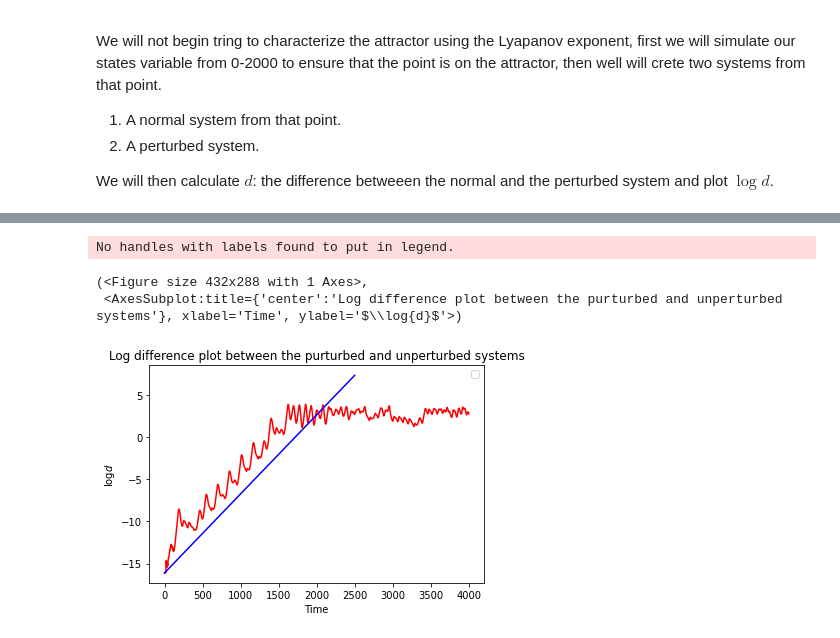
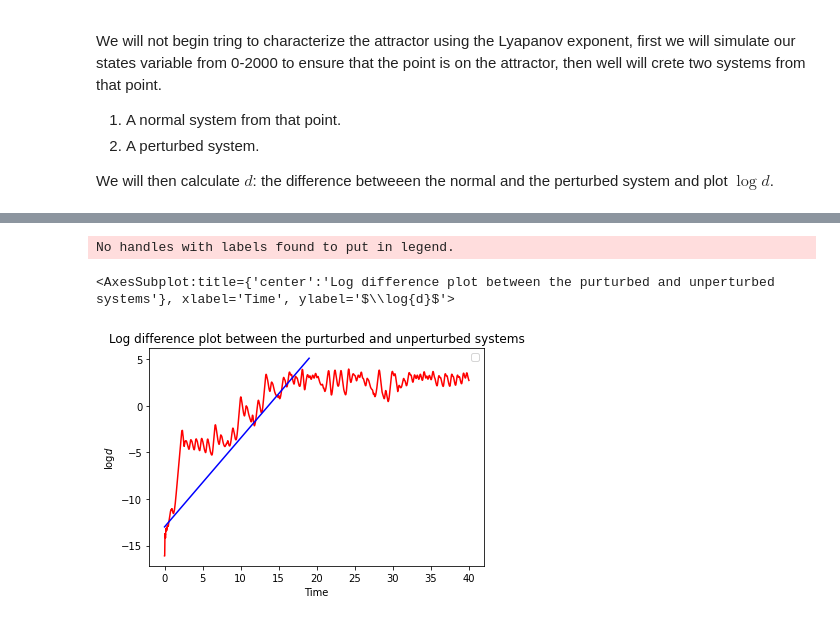
Before and after one commit to SheilKumar/DynamicSystemRNNs, a Jupyter notebook: DynamicSystems.ipynb, the cells around one changed output, grey strips where cells are left out. Cells and saved outputs as stored; diff of their text form; code cells hidden in the pictures.

```diff
--- a/DynamicSystems.ipynb
+++ b/DynamicSystems.ipynb
@@ -539,8 +538,3 @@ We will test the lyapunov exponent for the original system we trained using 256
 #creating data.
 Attractor_Data = models.Data([1,1,1],30000,0.01) # created 30000 points begining from [1,1,1] using a timestep of 0.01
 Attractor_Data.getData() #creates the training and testing data starting from point 5000 on the attractor.
-# %%
-#creating the model.
-LSTM256 = models.LSTM(256,3) #created LSTM with 256 RNN units and 3 dense units.
-LSTM256.create_model() #creates model using specs from line above.
-LSTM256.fit_model(25,Attractor_Data) #Trains it using 25 epochs
@@ -613,5 +596,0 @@ No handles with labels found to put in legend.
-# %%
-#creating the model.
-LSTM128 = models.LSTM(128,3) #created LSTM with 128 RNN units and 3 dense units.
-LSTM128.create_model() #creates model using specs from line above.
-LSTM128.fit_model(25,Attractor_Data) #Trains it using 25 epochs
@@ -663,0 +773,3 @@ LSTM128_States.create_perturbed(LSTM256,Attractor_Data) #creates the perturbed s
+# %%
+fig,ax = plt.subplots()
+Eval16_20 = Evaluate(Attractor_Data,16,3,20,ax)
@@ -664,9 +795,8 @@ LSTM128_States.create_perturbed(LSTM256,Attractor_Data) #creates the perturbed s
 # %%
-LSTM128_Lyapunov = models.Lyapunov(LSTM256_States) #calculates the log difference
-fig,ax = plt.subplots()
-LSTM128_Lyapunov.plot_exponent(fig,ax,0.0094)
+Eval16_20.Lyapunov.set_intercept(13)
+fig, ax = plt.subplots()
+Eval16_20.Lyapunov.plot_exponent(ax,0.9056)
 # %% [output]
 No handles with labels found to put in legend.
-(<Figure size 432x288 with 1 Axes>,
- <AxesSubplot:title={'center':'Log difference plot between the purturbed and unperturbed systems'}, xlabel='Time', ylabel='$\\log{d}$'>)
+<AxesSubplot:title={'center':'Log difference plot between the purturbed and unperturbed systems'}, xlabel='Time', ylabel='$\\log{d}$'>
-[figure, old version]
+[figure, new version]
```
Also changed, not shown: parts of 36 cells of this notebook, 2 other files.
